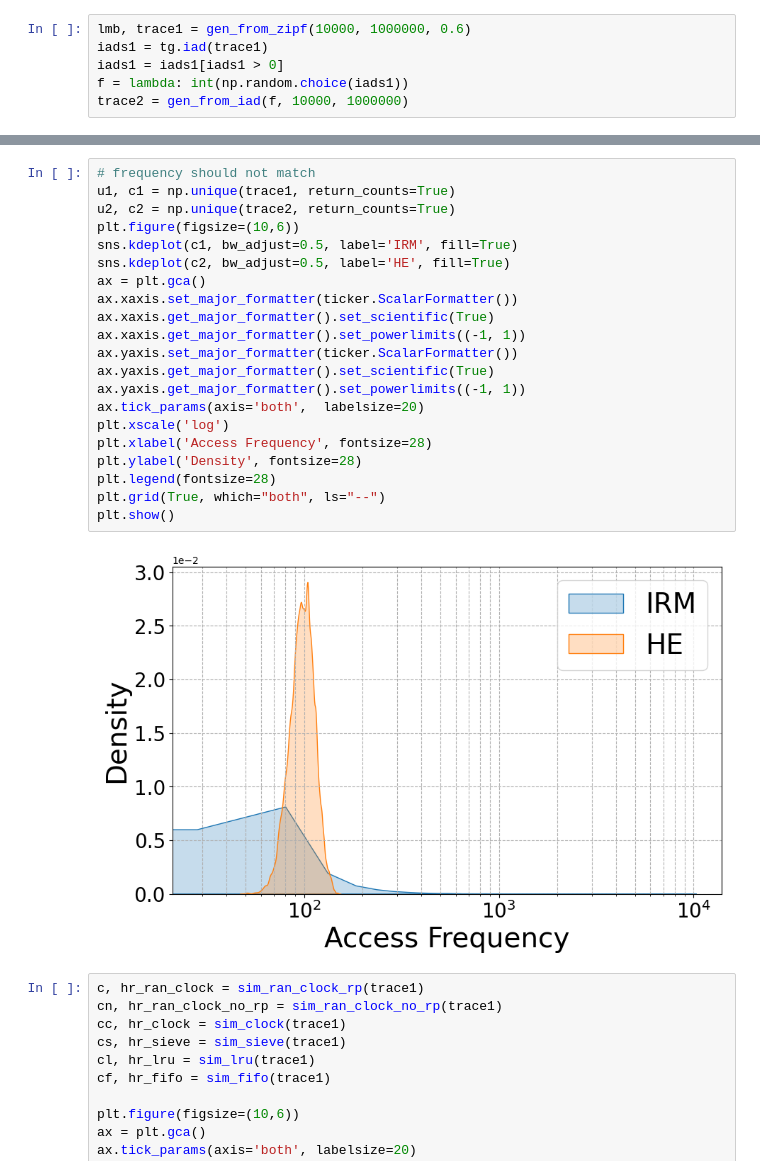
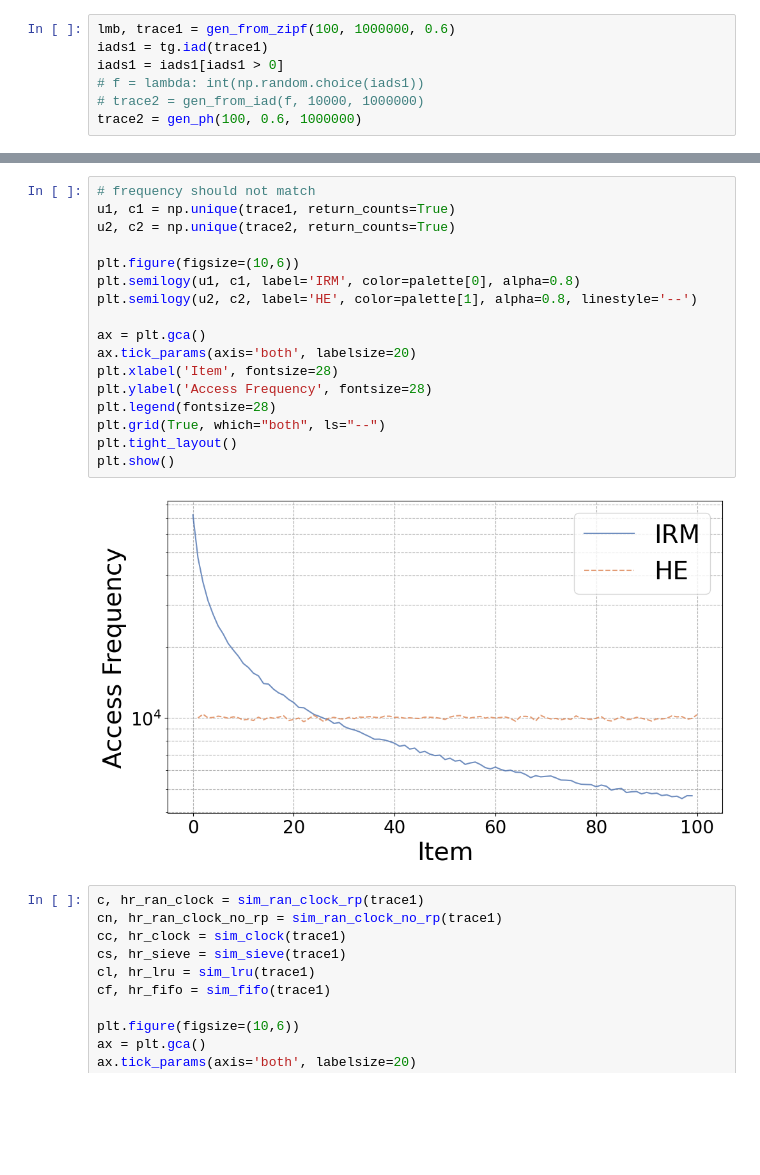
Before and after one commit to Effygal/cache-modeling, a Jupyter notebook: mrc-analysis.ipynb, the cells around one changed output, grey strips where cells are left out. Cells and saved outputs as stored; diff of their text form; blank space fills up the shorter version.

```diff
--- a/mrc-analysis.ipynb
+++ b/mrc-analysis.ipynb
@@ -90,11 +96,12 @@ def gen_from_iad(f, M, n):
         heapq.heappush(h, (t + f(), addr))
     return np.array(trace, dtype=np.int32)
 # %%
-lmb, trace1 = gen_from_zipf(10000, 1000000, 0.6)
+lmb, trace1 = gen_from_zipf(100, 1000000, 0.6)
 iads1 = tg.iad(trace1)
 iads1 = iads1[iads1 > 0]
-f = lambda: int(np.random.choice(iads1))
-trace2 = gen_from_iad(f, 10000, 1000000)
+# f = lambda: int(np.random.choice(iads1))
+# trace2 = gen_from_iad(f, 10000, 1000000)
+trace2 = gen_ph(100, 0.6, 1000000)
 # %%
 # iads should match
 iads2 = tg.iad(trace2)
@@ -122,26 +129,22 @@ plt.show()
 # %%
 # frequency should not match
 u1, c1 = np.unique(trace1, return_counts=True)
 u2, c2 = np.unique(trace2, return_counts=True)
+
 plt.figure(figsize=(10,6))
-sns.kdeplot(c1, bw_adjust=0.5, label='IRM', fill=True)
-sns.kdeplot(c2, bw_adjust=0.5, label='HE', fill=True)
+plt.semilogy(u1, c1, label='IRM', color=palette[0], alpha=0.8)
+plt.semilogy(u2, c2, label='HE', color=palette[1], alpha=0.8, linestyle='--')
+
 ax = plt.gca()
-ax.xaxis.set_major_formatter(ticker.ScalarFormatter())
-ax.xaxis.get_major_formatter().set_scientific(True)
-ax.xaxis.get_major_formatter().set_powerlimits((-1, 1))
-ax.yaxis.set_major_formatter(ticker.ScalarFormatter())
-ax.yaxis.get_major_formatter().set_scientific(True)
-ax.yaxis.get_major_formatter().set_powerlimits((-1, 1))
-ax.tick_params(axis='both',  labelsize=20)
-plt.xscale('log')
-plt.xlabel('Access Frequency', fontsize=28)
-plt.ylabel('Density', fontsize=28)
+ax.tick_params(axis='both', labelsize=20)
+plt.xlabel('Item', fontsize=28)
+plt.ylabel('Access Frequency', fontsize=28)
 plt.legend(fontsize=28)
 plt.grid(True, which="both", ls="--")
+plt.tight_layout()
 plt.show()
 # %% [output]
-[figure, old version]
+[figure, new version]
 # %%
 c, hr_ran_clock = sim_ran_clock_rp(trace1)
 cn, hr_ran_clock_no_rp = sim_ran_clock_no_rp(trace1)
```
Also changed, not shown: parts of 11 cells of this notebook, 1 other file.
